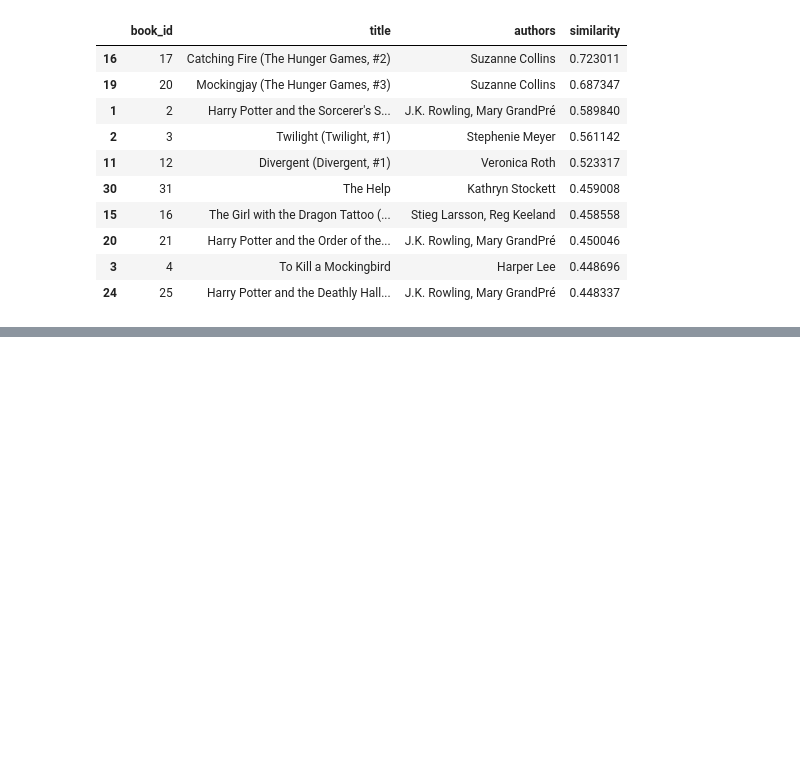
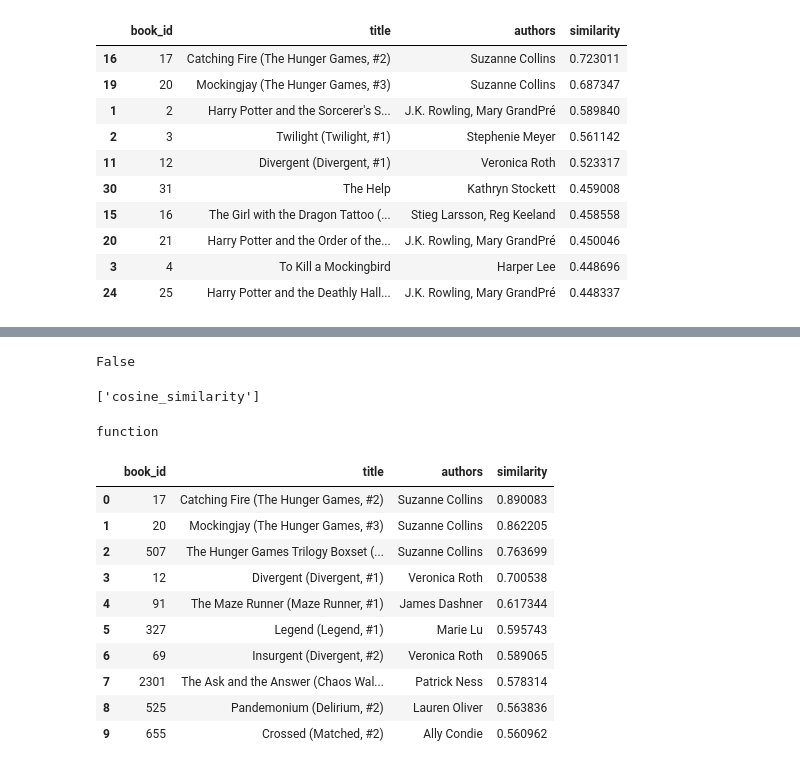
Before and after one commit to Yashi-tech-ai/BookNest, a Jupyter notebook: Notebooks/02_dataset_preprocessing.ipynb, the cells around one changed output, grey strips where cells are left out. Drawn from its saved outputs; the diff is of its cells as text; code cells hidden in the pictures; blank space fills up the shorter version.

Commit message:
content based filtering functions

```diff
--- a/Notebooks/02_dataset_preprocessing.ipynb
+++ b/Notebooks/02_dataset_preprocessing.ipynb
@@ -761,4 +761,40 @@ collab_recommendations
 | 3 | 4 | To Kill a Mockingbird | Harper Lee | 0.448696 |
 | 24 | 25 | Harry Potter and the Deathly Hall... | J.K. Rowling, Mary GrandPré | 0.448337 |
 # %%
-# hybrid recommender to be started and new chat to be generated
+title_to_index = pd.Series(
+    books_features.index,
+    index=books_features["title"]
+).drop_duplicates()
+# %%
+def recommend_content(title, n=10):
+
+    # Find the index of the selected book
+    idx = title_to_index[title]
+
+    # Calculate similarity of this book with every other book
+    similarities = cosine_similarity(
+        tfidf_matrix[idx],
+        tfidf_matrix
+    ).flatten()
+
+    # Get indices of books sorted by similarity
+    similar_indices = similarities.argsort()[::-1]
+
+    # Remove the selected book itself
+    similar_indices = [
+        i for i in similar_indices
+        if i != idx
+    ]
+
+    # Take top n
+    top_indices = similar_indices[:n]
+
+    # Create result
+    result = books_features.iloc[
+        top_indices
+    ][["book_id", "title", "authors"]].copy()
+
+    # Add similarity scores
+    result["similarity"] = similarities[top_indices]
+
+    return result.reset_index(drop=True)
@@ -764,0 +819,28 @@ collab_recommendations
+# %%
+print("cosine_sim" in globals())
+# %% [output]
+False
+# %%
+print([x for x in globals() if "cosine" in x.lower()])
+# %% [output]
+['cosine_similarity']
+# %%
+type(cosine_similarity)
+# %% [output]
+function
+# %%
+recommend_content(
+    "The Hunger Games (The Hunger Games, #1)"
+)
+# %% [output]
+|  | book_id | title | authors | similarity |
+| 0 | 17 | Catching Fire (The Hunger Games, #2) | Suzanne Collins | 0.890083 |
+| 1 | 20 | Mockingjay (The Hunger Games, #3) | Suzanne Collins | 0.862205 |
+| 2 | 507 | The Hunger Games Trilogy Boxset (... | Suzanne Collins | 0.763699 |
+| 3 | 12 | Divergent (Divergent, #1) | Veronica Roth | 0.700538 |
+| 4 | 91 | The Maze Runner (Maze Runner, #1) | James Dashner | 0.617344 |
+| 5 | 327 | Legend (Legend, #1) | Marie Lu | 0.595743 |
+| 6 | 69 | Insurgent (Divergent, #2) | Veronica Roth | 0.589065 |
+| 7 | 2301 | The Ask and the Answer (Chaos Wal... | Patrick Ness | 0.578314 |
+| 8 | 525 | Pandemonium (Delirium, #2) | Lauren Oliver | 0.563836 |
+| 9 | 655 | Crossed (Matched, #2) | Ally Condie | 0.560962 |
```
Also changed, not shown: parts of 1 cell of this notebook.
